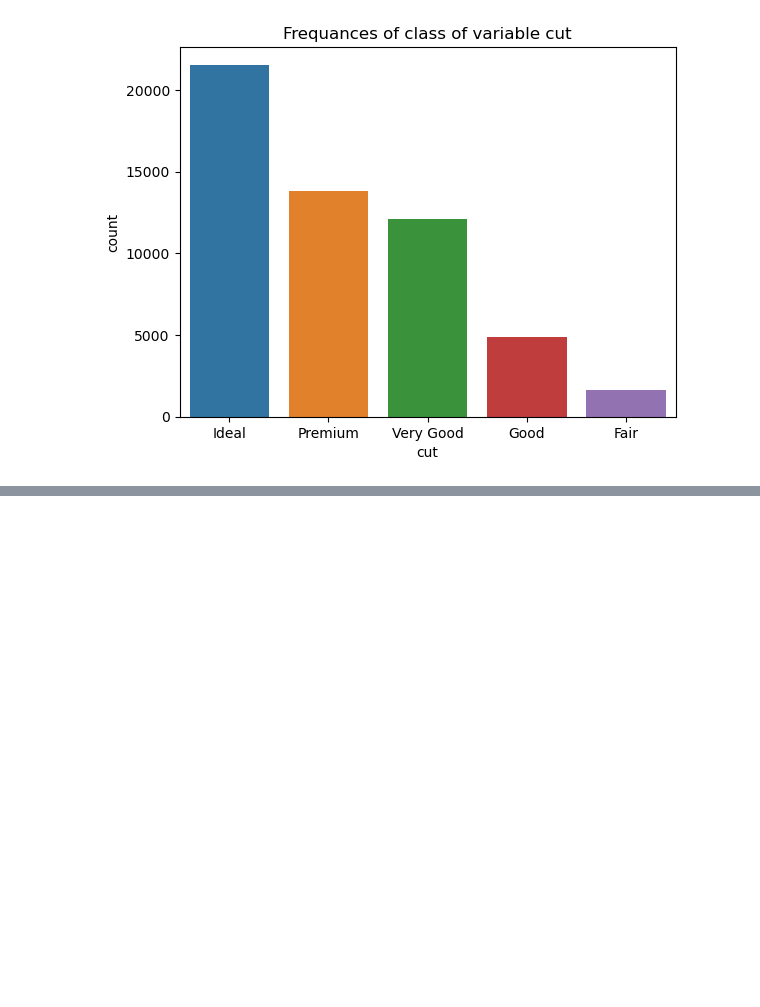
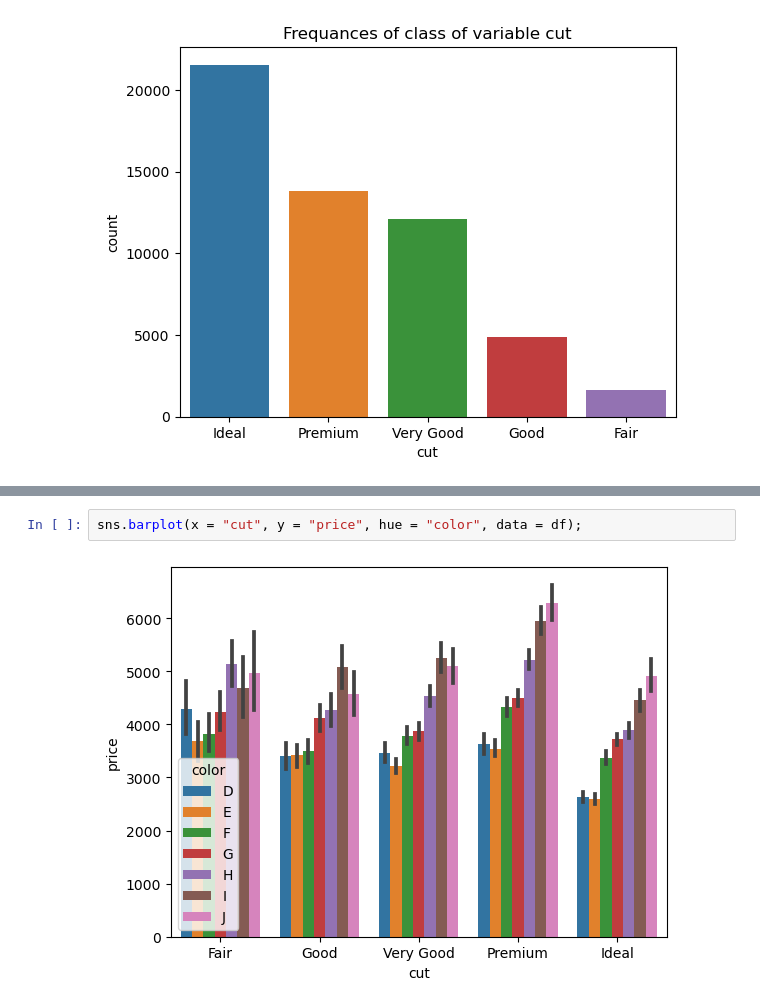
Before and after one commit to Alihanesentas/Exploratory-Data-Analysis, a Jupyter notebook: Day-2.ipynb, the cells around one changed output, grey strips where cells are left out. Saved outputs shown, nothing was run; the diff lists cells and outputs as text; blank space fills up the shorter version.

```diff
--- a/Day-2.ipynb
+++ b/Day-2.ipynb
@@ -348,0 +369,4 @@ sns.barplot(x = df["cut"].value_counts().index, y = df["cut"].value_counts()).se
+# %%
+sns.barplot(x = "cut", y = "price", hue = "color", data = df);
+# %% [output]
+[figure, added]
```
Also changed, not shown: parts of 4 cells of this notebook.
